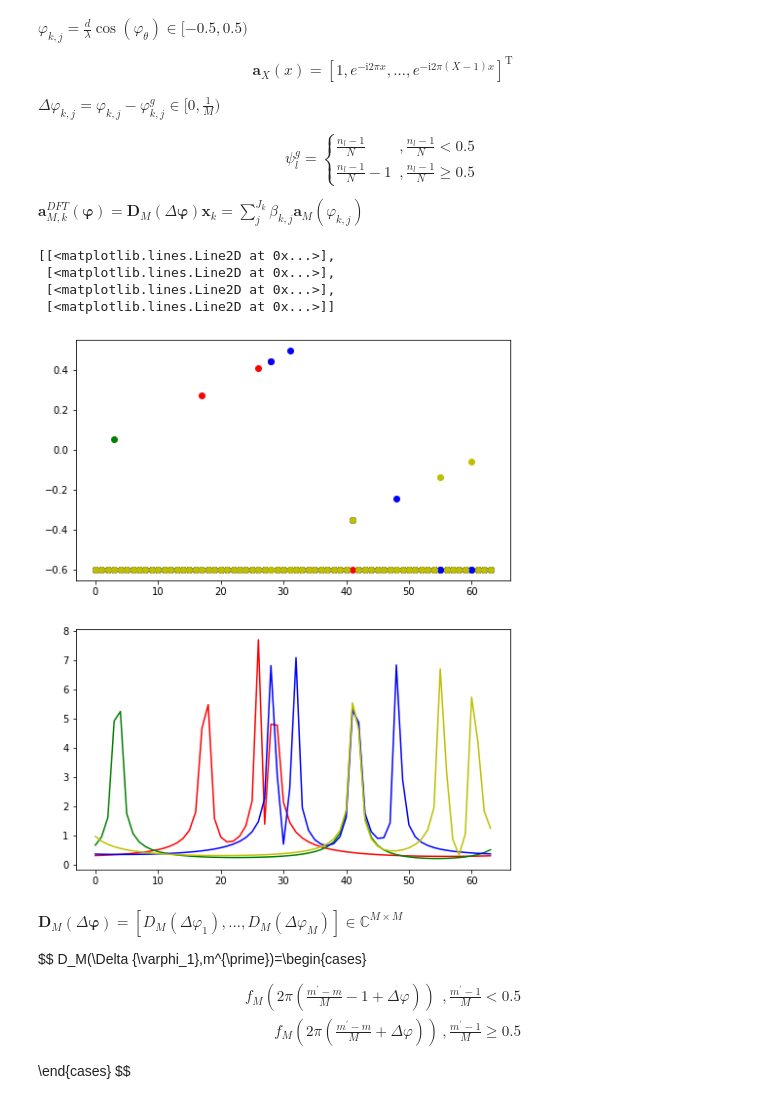
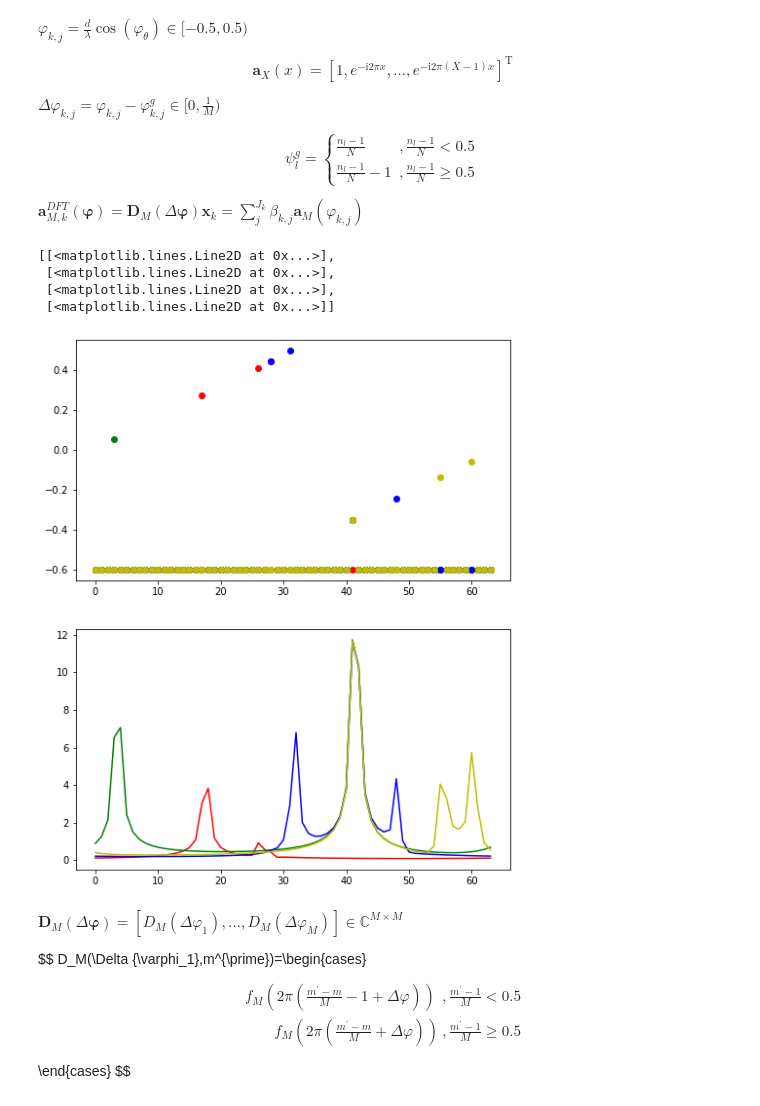
Before and after one commit to Brook1711/RIS-Angular-Domain, a Jupyter notebook: code_main/Alg.ipynb, the cells around one changed output. Cells and saved outputs as stored; diff of their text form; code cells hidden in the pictures.

```diff
--- a/code_main/Alg.ipynb
+++ b/code_main/Alg.ipynb
@@ -118,35 +118,35 @@ for k in range(K):
             Varphi_true[k].append(Delta_varphi[m] + Varphi_grid[m])
         else:
             Varphi_true[k].append(-0.6)
 
 plt.figure(figsize=(8,10))
 plt.subplot(2,1,1)
 [plt.scatter(range(M), Varphi_true[k], color = color_list[k]) for k in range(K)]
 
 Beta_true = np.random.normal(0, 1, M)
 
 a_M_k = np.array([[np.complex128(0) for m in range(M)] for k in range(K)])
 for k in range(K):
     sum_tmp = np.array([np.complex128(0) for m in range(M)])
     for m, varphi in enumerate(Varphi_true[k]):
         if varphi != -0.6:
-            sum_tmp = sum_tmp + array_response(M, varphi)
+            sum_tmp = sum_tmp + Beta_true[m] * array_response(M, varphi)
     a_M_k[k] = sum_tmp
 
 DFT_M = DFT_matrix(M)
 a_M_k_DFT = [DFT_M * np.mat(np.reshape(a_M_k[k], (M,-1))) for k in range(K)]
 
 plt.subplot(2,1,2)
 [plt.plot(range(M), np.abs(a_M_k_DFT[k]), color_list[k]) for k in range(K)]
 # plt.plot(range(M), np.abs(a_M_k_DFT[1]), color_list[1])
 # plt.figure(5)
 # plt.plot(range(M), np.abs(DFT_M * np.reshape(np.mat(array_response(M, 0.4)), (M,-1))))
 # %% [output]
 [[<matplotlib.lines.Line2D at 0x...>],
  [<matplotlib.lines.Line2D at 0x...>],
  [<matplotlib.lines.Line2D at 0x...>],
  [<matplotlib.lines.Line2D at 0x...>]]
-[figure, old version]
+[figure, new version]
 # %% [markdown]
 ${\mathbf D}_M(\Delta {\boldsymbol \varphi})= [D_M(\Delta \varphi_1),\dots,D_M(\Delta \varphi_M)] \in {\mathbb C}^{M\times M}$
 
```
Also changed, not shown: parts of 3 cells of this notebook, 1 other file.
